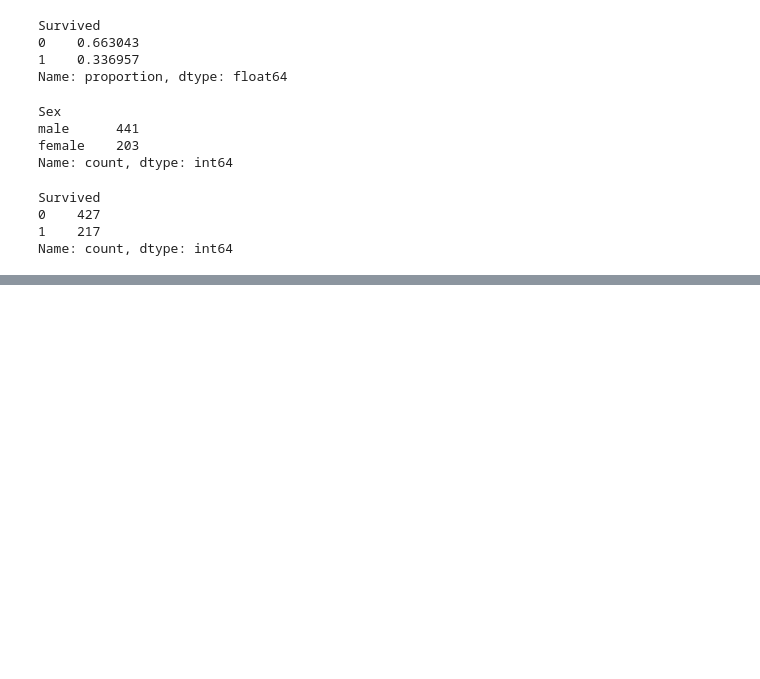
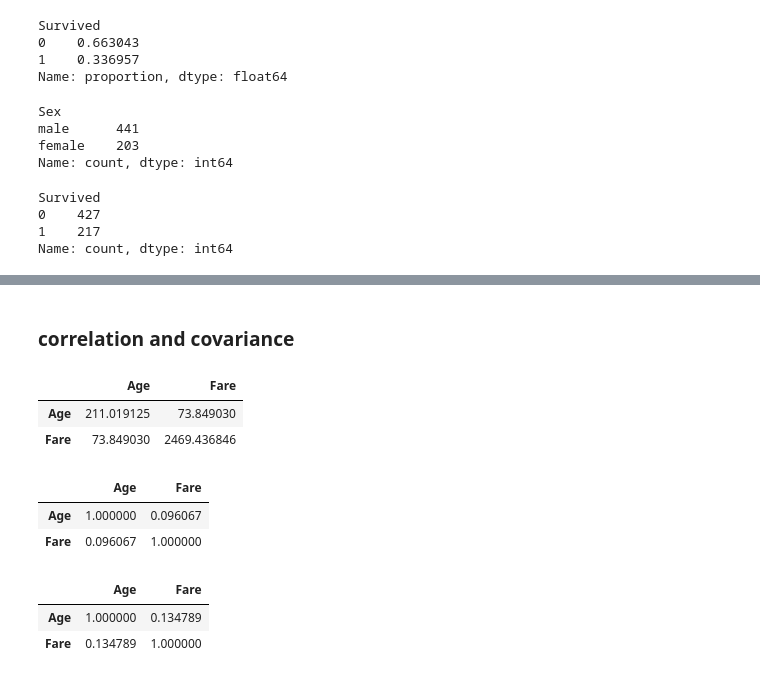
Before and after one commit to Sameerbhattarai99/ds-mlbatch-07, a Jupyter notebook: data_part/pandas/exploration.ipynb, the cells around one changed output, grey strips where cells are left out. Cells and saved outputs as stored; diff of their text form; code cells hidden in the pictures; blank space fills up the shorter version.

```diff
--- a/data_part/pandas/exploration.ipynb
+++ b/data_part/pandas/exploration.ipynb
@@ -156,0 +241,14 @@ Name: count, dtype: int64
+# %% [markdown]
+### correlation and covariance
+# %%
+titanic_df[["Age","Fare"]].cov()
+# %% [output]
+|  | Age | Fare |
+| Age | 211.019125 | 73.849030 |
+| Fare | 73.849030 | 2469.436846 |
+# %%
+titanic_df[["Age","Fare"]].corr()
+# %% [output]
+|  | Age | Fare |
+| Age | 1.000000 | 0.096067 |
+| Fare | 0.096067 | 1.000000 |
@@ -156,0 +257,6 @@ Name: count, dtype: int64
+# %%
+sample[["Age","Fare"]].corr()
+# %% [output]
+|  | Age | Fare |
+| Age | 1.000000 | 0.134789 |
+| Fare | 0.134789 | 1.000000 |
```
Also changed, not shown: parts of 14 cells of this notebook.
